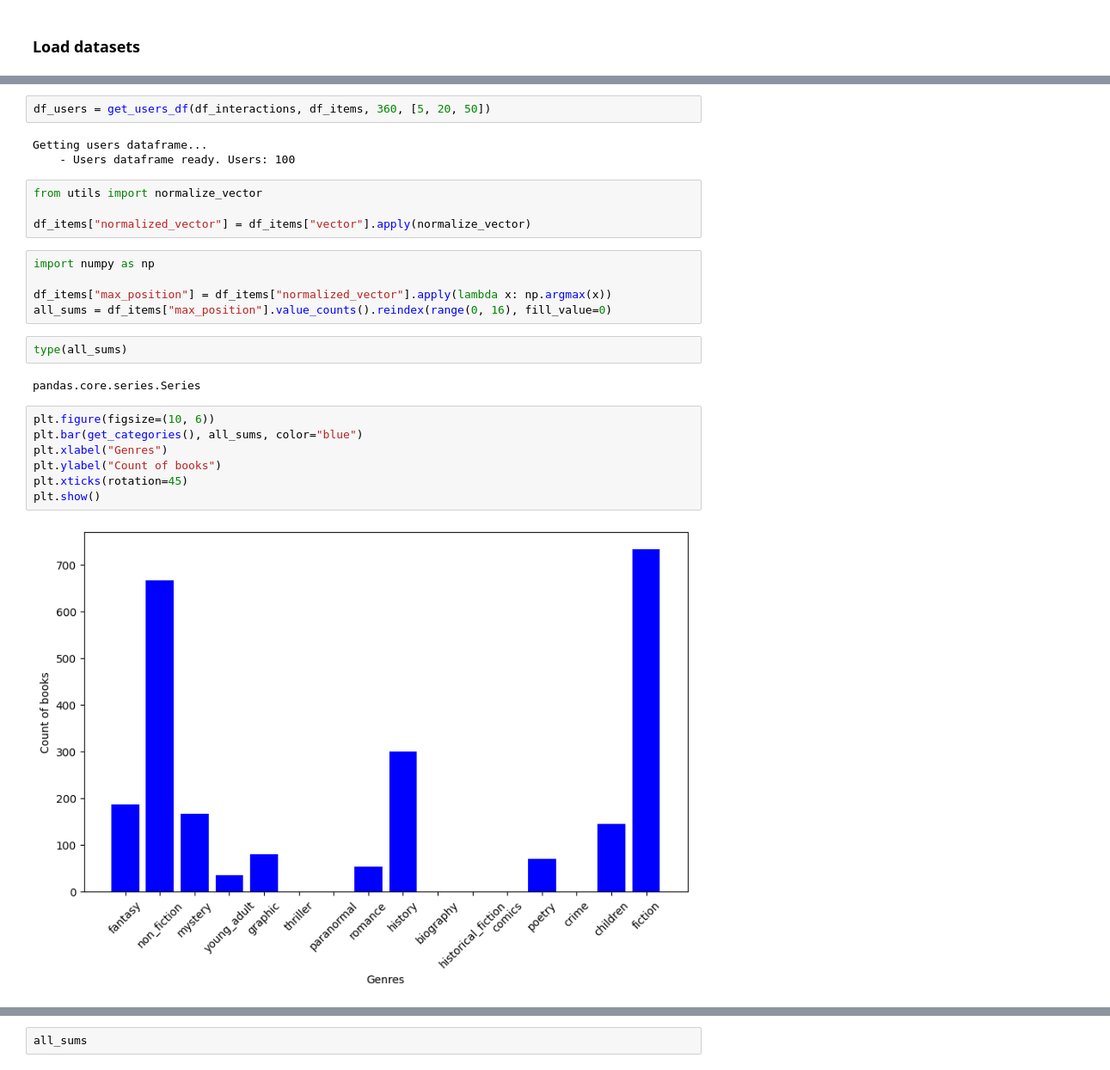
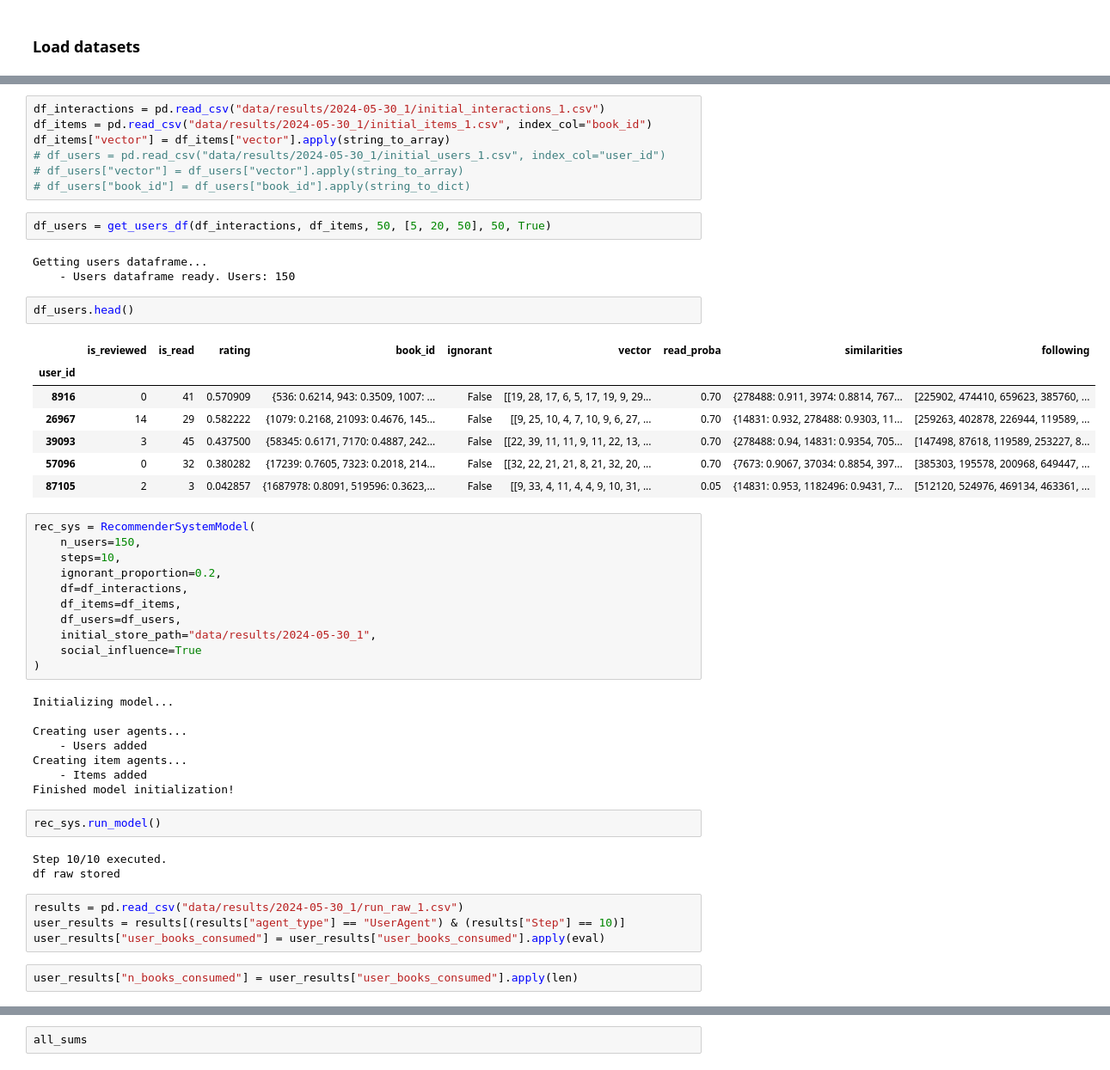
Before and after one commit to jamonbri/master_thesis, a Jupyter notebook: project/playground.ipynb, the cells around one changed output, grey strips where cells are left out. Shown: that part at 86% size. Cells and saved outputs as stored; diff of their text form.

```diff
--- a/project/playground.ipynb
+++ b/project/playground.ipynb
@@ -17,27 +12,52 @@ Getting items dataframe...
+# %%
+df_interactions = pd.read_csv("data/results/2024-05-30_1/initial_interactions_1.csv")
+df_items = pd.read_csv("data/results/2024-05-30_1/initial_items_1.csv", index_col="book_id")
+df_items["vector"] = df_items["vector"].apply(string_to_array)
+# df_users = pd.read_csv("data/results/2024-05-30_1/initial_users_1.csv", index_col="user_id")
+# df_users["vector"] = df_users["vector"].apply(string_to_array)
+# df_users["book_id"] = df_users["book_id"].apply(string_to_dict)
 # %%
-df_users = get_users_df(df_interactions, df_items, 360, [5, 20, 50])
+df_users = get_users_df(df_interactions, df_items, 50, [5, 20, 50], 50, True)
 # %% [output]
 Getting users dataframe...
-    - Users dataframe ready. Users: 100
+    - Users dataframe ready. Users: 150
-# %%
-from utils import normalize_vector
-
-df_items["normalized_vector"] = df_items["vector"].apply(normalize_vector)
-# %%
-import numpy as np
-
-df_items["max_position"] = df_items["normalized_vector"].apply(lambda x: np.argmax(x))
-all_sums = df_items["max_position"].value_counts().reindex(range(0, 16), fill_value=0)
-# %%
-type(all_sums)
-# %% [output]
-pandas.core.series.Series
-# %%
-plt.figure(figsize=(10, 6))
-plt.bar(get_categories(), all_sums, color="blue")
-plt.xlabel("Genres")
-plt.ylabel("Count of books")
-plt.xticks(rotation=45)
-plt.show()
-# %% [output]
-[figure, removed]
+# %%
+df_users.head()
+# %% [output]
+|  | is_reviewed | is_read | rating | book_id | ignorant | vector | read_proba | similarities | following |
+| user_id |  |  |  |  |  |  |  |  |  |
+| 8916 | 0 | 41 | 0.570909 | {536: 0.6214, 943: 0.3509, 1007: ... | False | [[19, 28, 17, 6, 5, 17, 19, 9, 29... | 0.70 | {278488: 0.911, 3974: 0.8814, 767... | [225902, 474410, 659623, 385760, ... |
+| 26967 | 14 | 29 | 0.582222 | {1079: 0.2168, 21093: 0.4676, 145... | False | [[9, 25, 10, 4, 7, 10, 9, 6, 27, ... | 0.70 | {14831: 0.932, 278488: 0.9303, 11... | [259263, 402878, 226944, 119589, ... |
+| 39093 | 3 | 45 | 0.437500 | {58345: 0.6171, 7170: 0.4887, 242... | False | [[22, 39, 11, 11, 9, 11, 22, 13, ... | 0.70 | {278488: 0.94, 14831: 0.9354, 705... | [147498, 87618, 119589, 253227, 8... |
+| 57096 | 0 | 32 | 0.380282 | {17239: 0.7605, 7323: 0.2018, 214... | False | [[32, 22, 21, 21, 8, 21, 32, 20, ... | 0.70 | {7673: 0.9067, 37034: 0.8854, 397... | [385303, 195578, 200968, 649447, ... |
+| 87105 | 2 | 3 | 0.042857 | {1687978: 0.8091, 519596: 0.3623,... | False | [[9, 33, 4, 11, 4, 4, 9, 10, 31, ... | 0.05 | {14831: 0.953, 1182496: 0.9431, 7... | [512120, 524976, 469134, 463361, ... |
+# %%
+rec_sys = RecommenderSystemModel(
+    n_users=150,
+    steps=10,
+    ignorant_proportion=0.2,
+    df=df_interactions,
+    df_items=df_items,
+    df_users=df_users,
+    initial_store_path="data/results/2024-05-30_1",
+    social_influence=True
+)
+# %% [output]
+Initializing model...
+
+Creating user agents...
+    - Users added
+Creating item agents...
+    - Items added
+Finished model initialization!
+# %%
+rec_sys.run_model()
+# %% [output]
+Step 10/10 executed.
+df raw stored
+# %%
+results = pd.read_csv("data/results/2024-05-30_1/run_raw_1.csv")
+user_results = results[(results["agent_type"] == "UserAgent") & (results["Step"] == 10)]
+user_results["user_books_consumed"] = user_results["user_books_consumed"].apply(eval)
+# %%
+user_results["n_books_consumed"] = user_results["user_books_consumed"].apply(len)
```
Also changed, not shown: parts of 17 cells of this notebook, 6 other files.
